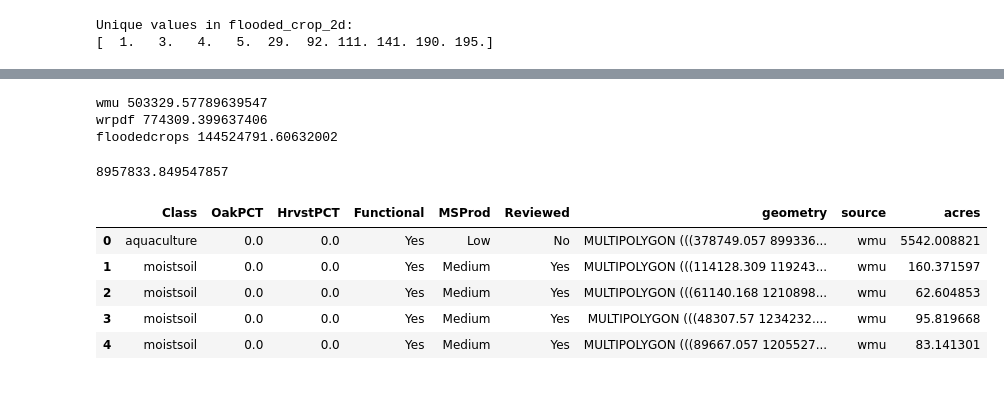
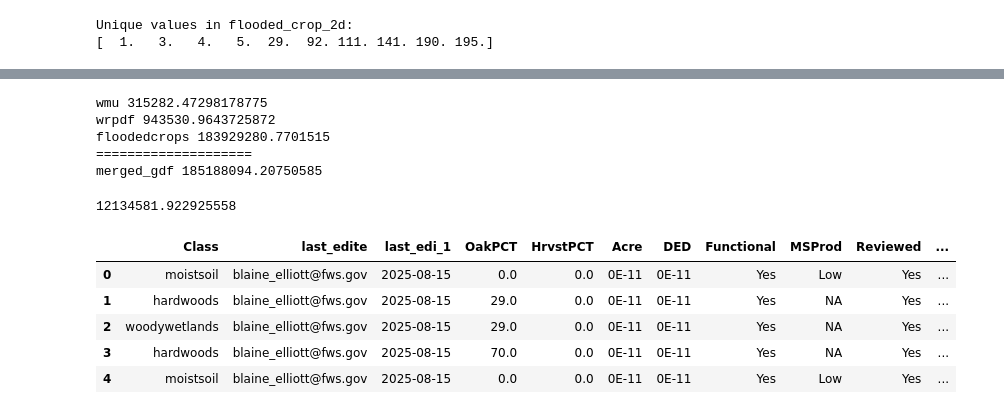
Before and after one commit to mkmitchell/waterfowlenergyduckdb, a Jupyter notebook: createnewenergy.ipynb, the cells around one changed output, grey strips where cells are left out. Drawn from its saved outputs; the diff is of its cells as text; code cells hidden in the pictures.

```diff
--- a/createnewenergy.ipynb
+++ b/createnewenergy.ipynb
@@ -28,7 +29,7 @@ cogin = 'D:\gis\BaseData\cdl_2024_30m.tif'
 cog = rasterio.open(cogin)
 
 # Azure Blob Storage URL
-url = "abfs://publicparquet/MAV_Boundary.parquet"
+url = "abfs://publicparquet/LMVJV_Boundary.parquet"
 # Storage account credentials
 storage_options = {
     "account_name": "giscog"
@@ -36,6 +37,7 @@ storage_options = {
 # Read the Parquet file directly into a GeoDataFrame
 gdf = gpd.read_parquet(url, storage_options=storage_options)
 gdf = gdf.to_crs(cog.crs)
+gdf['geometry'] = gdf.buffer(50000)
 # %%
 # Define a downsampling factor (adjust as needed)
 downsample_factor = 10
@@ -291,0 +293,10 @@ wmu = gpd.read_parquet(wmuurl, storage_options=storage_options)
+# %%
+# Azure Blob Storage URL
+wmuurl = "abfs://publicparquet/wmu_8_2025.parquet"
+storage_options = {
+    "account_name": "giscog"
+}
+# Read the Parquet file directly into a GeoDataFrame
+wmu = gpd.read_parquet(wmuurl, storage_options=storage_options)
+wmu = wmu.sort_values("last_edi_1", ascending=False)
+print(wmu.columns)
@@ -312,0 +460,13 @@ print(wmu['HabitatTyp'].unique())
+# %%
+print('wrpdf', (wrpdf.area*0.000247105).sum())
+from shapely.ops import unary_union
+
+# Ensure CRS match
+assert wrpdf.crs == wmu.crs
+
+# Compute difference
+wrpdf["geometry"] = wrpdf.geometry.apply(lambda g: g.difference(wmu_union))
+
+# Optionally drop empty geometries
+wrpdf = wrpdf[~wrpdf.is_empty]
+print('wrpdf', (wrpdf.area*0.000247105).sum())
@@ -312,0 +476,16 @@ print(wmu['HabitatTyp'].unique())
+# %%
+print('floodedcrops', (floodedcrops.area*0.000247105).sum())
+from shapely.ops import unary_union
+
+# Fix geometries and combine WMU polygons into one MultiPolygon
+wrpdf_union = unary_union(wrpdf.buffer(0))  # buffer(0) cleans up invalid geometries
+
+# Ensure CRS match
+assert floodedcrops.crs == wrpdf.crs
+
+# Compute difference
+floodedcrops["geometry"] = floodedcrops.geometry.apply(lambda g: g.difference(wrpdf_union))
+
+# Optionally drop empty geometries
+floodedcrops = floodedcrops[~floodedcrops.is_empty]
+print('floodedcrops', (floodedcrops.area*0.000247105).sum())
@@ -313,5 +500,4 @@ print(wmu['HabitatTyp'].unique())
 # %%
-import pandas as pd
 wmu = wmu.rename(columns={'HabitatTyp': 'Class'})
 wmu['source'] = 'wmu'
 wrpdf['source'] = 'wrp'
@@ -323,24 +509,28 @@ wrpdf['Class'] = 'wrp'
 merged_gdf = pd.concat([wmu, wrpdf], ignore_index=True)
 merged_gdf = pd.concat([merged_gdf, floodedcrops], ignore_index=True)
 merged_gdf = gpd.GeoDataFrame(merged_gdf, geometry='geometry', crs=wmu.crs)
+print('====================')
+print('merged_gdf', (merged_gdf.area*0.000247105).sum())
 # %% [output]
-wmu 503329.57789639547
-wrpdf 774309.399637406
-floodedcrops 144524791.60632002
+wmu 315282.47298178775
+wrpdf 943530.9643725872
+floodedcrops 183929280.7701515
+====================
+merged_gdf 185188094.20750585
 # %%
 merged_gdf['acres'] = merged_gdf.area * 0.000247105
 merged_gdf = merged_gdf.dropna(subset=['Class'])
-merged_gdf = merged_gdf.drop(columns=['Acre', 'raster_value'])
+merged_gdf = merged_gdf.drop(columns=['raster_value'])
 print(merged_gdf['acres'].sum())
 merged_gdf.head()
 # %% [output]
-8957833.849547857
+12134581.922925558
-|  | Class | OakPCT | HrvstPCT | Functional | MSProd | Reviewed | geometry | source | acres |
-| 0 | aquaculture | 0.0 | 0.0 | Yes | Low | No | MULTIPOLYGON (((378749.057 899336... | wmu | 5542.008821 |
-| 1 | moistsoil | 0.0 | 0.0 | Yes | Medium | Yes | MULTIPOLYGON (((114128.309 119243... | wmu | 160.371597 |
-| 2 | moistsoil | 0.0 | 0.0 | Yes | Medium | Yes | MULTIPOLYGON (((61140.168 1210898... | wmu | 62.604853 |
-| 3 | moistsoil | 0.0 | 0.0 | Yes | Medium | Yes | MULTIPOLYGON (((48307.57 1234232.... | wmu | 95.819668 |
-| 4 | moistsoil | 0.0 | 0.0 | Yes | Medium | Yes | MULTIPOLYGON (((89667.057 1205527... | wmu | 83.141301 |
+|  | Class | last_edite | last_edi_1 | OakPCT | HrvstPCT | Acre | DED | Functional | MSProd | Reviewed | ... |
+| 0 | moistsoil | blaine_elliott@fws.gov | 2025-08-15 | 0.0 | 0.0 | 0E-11 | 0E-11 | Yes | Low | Yes | ... |
+| 1 | hardwoods | blaine_elliott@fws.gov | 2025-08-15 | 29.0 | 0.0 | 0E-11 | 0E-11 | Yes | NA | Yes | ... |
+| 2 | woodywetlands | blaine_elliott@fws.gov | 2025-08-15 | 29.0 | 0.0 | 0E-11 | 0E-11 | Yes | NA | Yes | ... |
+| 3 | hardwoods | blaine_elliott@fws.gov | 2025-08-15 | 70.0 | 0.0 | 0E-11 | 0E-11 | Yes | NA | Yes | ... |
+| 4 | moistsoil | blaine_elliott@fws.gov | 2025-08-15 | 0.0 | 0.0 | 0E-11 | 0E-11 | Yes | Low | Yes | ... |
 # %%
 len(merged_gdf)
 # %% [output]
```
Also changed, not shown: parts of 26 cells of this notebook, 2 other files.
